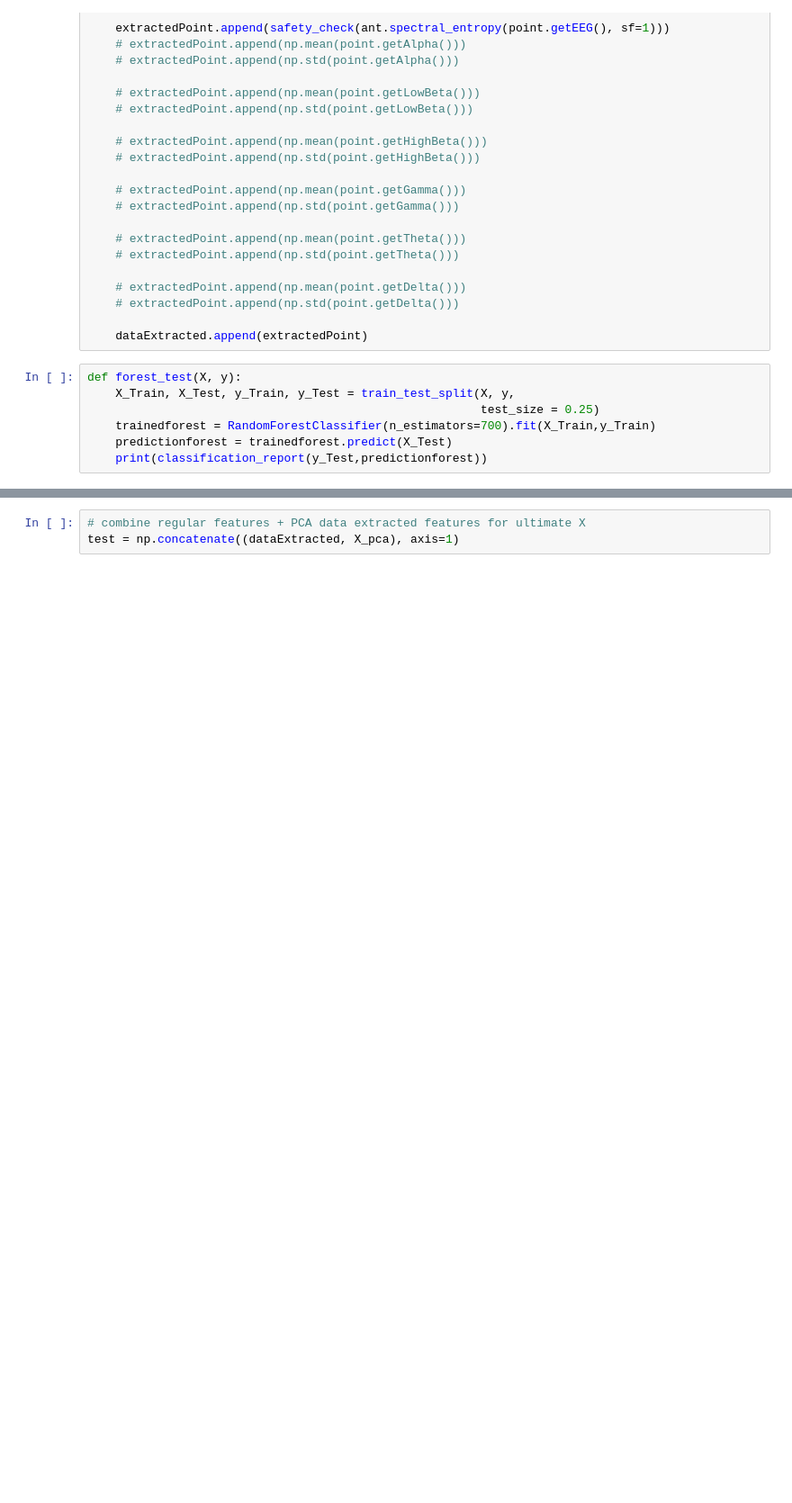
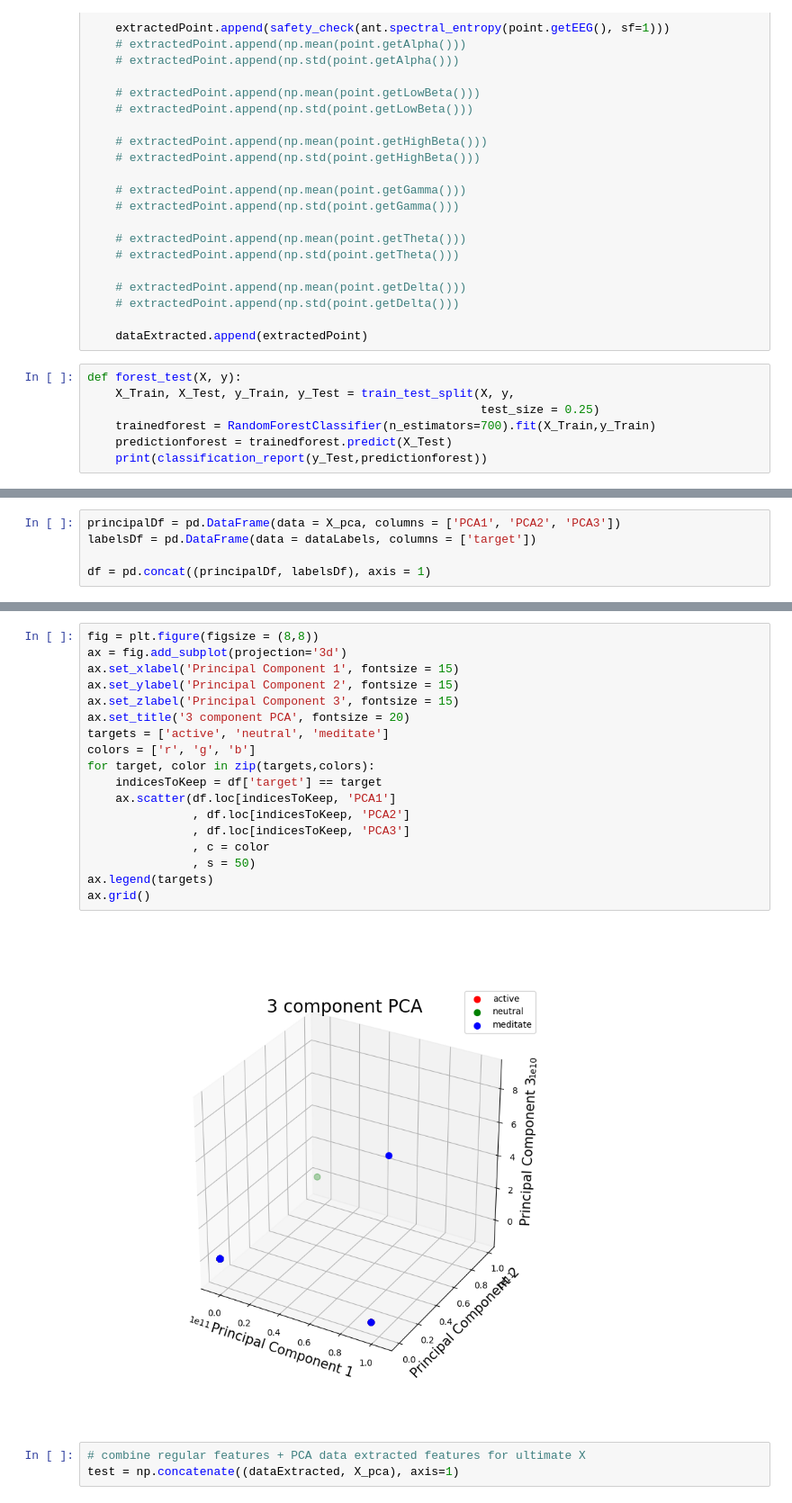
Before and after one commit to tonymauro/Neuromaker-BCI, a Jupyter notebook: Classifier_V2/feature_extraction.ipynb, the cells around one changed output, grey strips where cells are left out. Shown at 90% size. Cells and saved outputs as stored; diff of their text form; blank space fills up the shorter version.

Commit message:
Questionable graphs of 3 component PCA

```diff
--- a/Classifier_V2/feature_extraction.ipynb
+++ b/Classifier_V2/feature_extraction.ipynb
@@ -182,0 +186,5 @@ weighted avg       0.93      0.92      0.92        12
+# %%
+principalDf = pd.DataFrame(data = X_pca, columns = ['PCA1', 'PCA2', 'PCA3'])
+labelsDf = pd.DataFrame(data = dataLabels, columns = ['target'])
+
+df = pd.concat((principalDf, labelsDf), axis = 1)
@@ -183,3 +207,23 @@ weighted avg       0.93      0.92      0.92        12
+# %%
+fig = plt.figure(figsize = (8,8))
+ax = fig.add_subplot(projection='3d')
+ax.set_xlabel('Principal Component 1', fontsize = 15)
+ax.set_ylabel('Principal Component 2', fontsize = 15)
+ax.set_zlabel('Principal Component 3', fontsize = 15)
+ax.set_title('3 component PCA', fontsize = 20)
+targets = ['active', 'neutral', 'meditate']
+colors = ['r', 'g', 'b']
+for target, color in zip(targets,colors):
+    indicesToKeep = df['target'] == target
+    ax.scatter(df.loc[indicesToKeep, 'PCA1']
+               , df.loc[indicesToKeep, 'PCA2']
+               , df.loc[indicesToKeep, 'PCA3']
+               , c = color
+               , s = 50)
+ax.legend(targets)
+ax.grid()
+# %% [output]
+[figure, added]
 # %%
 # combine regular features + PCA data extracted features for ultimate X
 test = np.concatenate((dataExtracted, X_pca), axis=1)
```
Also changed, not shown: parts of 5 cells of this notebook.
